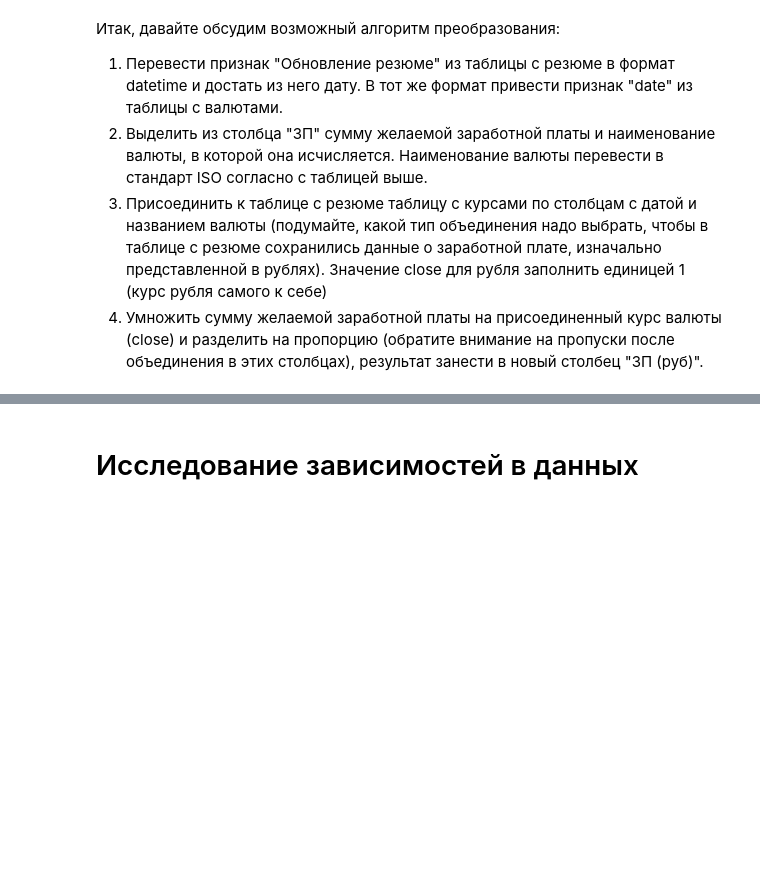
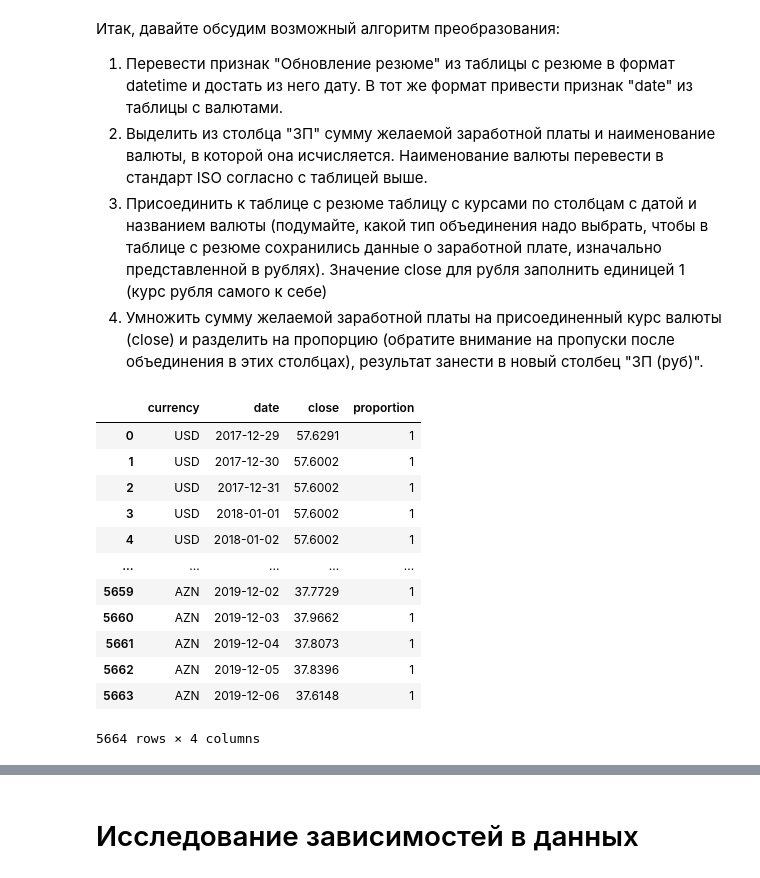
Before and after one commit to Chepell/SF_PROJECT_01, a Jupyter notebook: Project_01.ipynb, the cells around one changed output, grey strips where cells are left out. Drawn from its saved outputs; the diff is of its cells as text; code cells hidden in the pictures; blank space fills up the shorter version.

```diff
--- a/Project_01.ipynb
+++ b/Project_01.ipynb
@@ -491,5 +449,29 @@ round(hh_df[hh_df['Готовность к переезду'] & hh_df['Гото
 2. Выделить из столбца "ЗП" сумму желаемой заработной платы и наименование валюты, в которой она исчисляется. Наименование валюты перевести в стандарт ISO согласно с таблицей выше.
 3. Присоединить к таблице с резюме таблицу с курсами по столбцам с датой и названием валюты (подумайте, какой тип объединения надо выбрать, чтобы в таблице с резюме сохранились данные о заработной плате, изначально представленной в рублях). Значение close для рубля заполнить единицей 1 (курс рубля самого к себе)
 4. Умножить сумму желаемой заработной платы на присоединенный курс валюты (close) и разделить на пропорцию (обратите внимание на пропуски после объединения в этих столбцах), результат занести в новый столбец "ЗП (руб)".
+# %%
+# Загружаю информацию по курсам валют
+exchange_rates = pd.read_csv('data\ExchangeRates.csv')
 # %%
-#ваш код здесь
+# Копирую в новый датафрейм
+exchange_rates_df = exchange_rates.copy()
+# Оставляю только нужные признаки
+exchange_rates_df = exchange_rates_df[['currency', 'date', 'close', 'proportion']]
+# Форматирую признак даты
+exchange_rates_df['date'] = pd.to_datetime(exchange_rates_df['date'], dayfirst=True)
+# %%
+exchange_rates_df
+# %% [output]
+|  | currency | date | close | proportion |
+| 0 | USD | 2017-12-29 | 57.6291 | 1 |
+| 1 | USD | 2017-12-30 | 57.6002 | 1 |
+| 2 | USD | 2017-12-31 | 57.6002 | 1 |
+| 3 | USD | 2018-01-01 | 57.6002 | 1 |
+| 4 | USD | 2018-01-02 | 57.6002 | 1 |
+| ... | ... | ... | ... | ... |
+| 5659 | AZN | 2019-12-02 | 37.7729 | 1 |
+| 5660 | AZN | 2019-12-03 | 37.9662 | 1 |
+| 5661 | AZN | 2019-12-04 | 37.8073 | 1 |
+| 5662 | AZN | 2019-12-05 | 37.8396 | 1 |
+| 5663 | AZN | 2019-12-06 | 37.6148 | 1 |
+5664 rows × 4 columns
```
Also changed, not shown: parts of 20 cells of this notebook.
